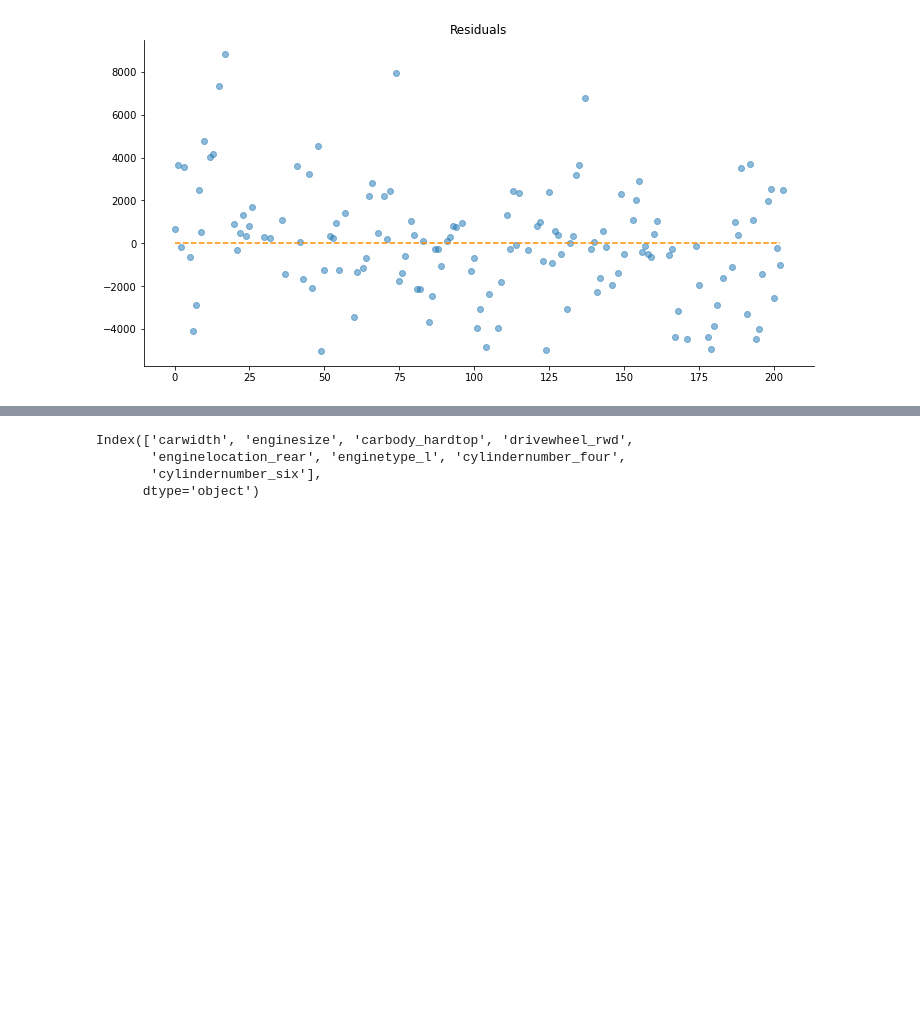
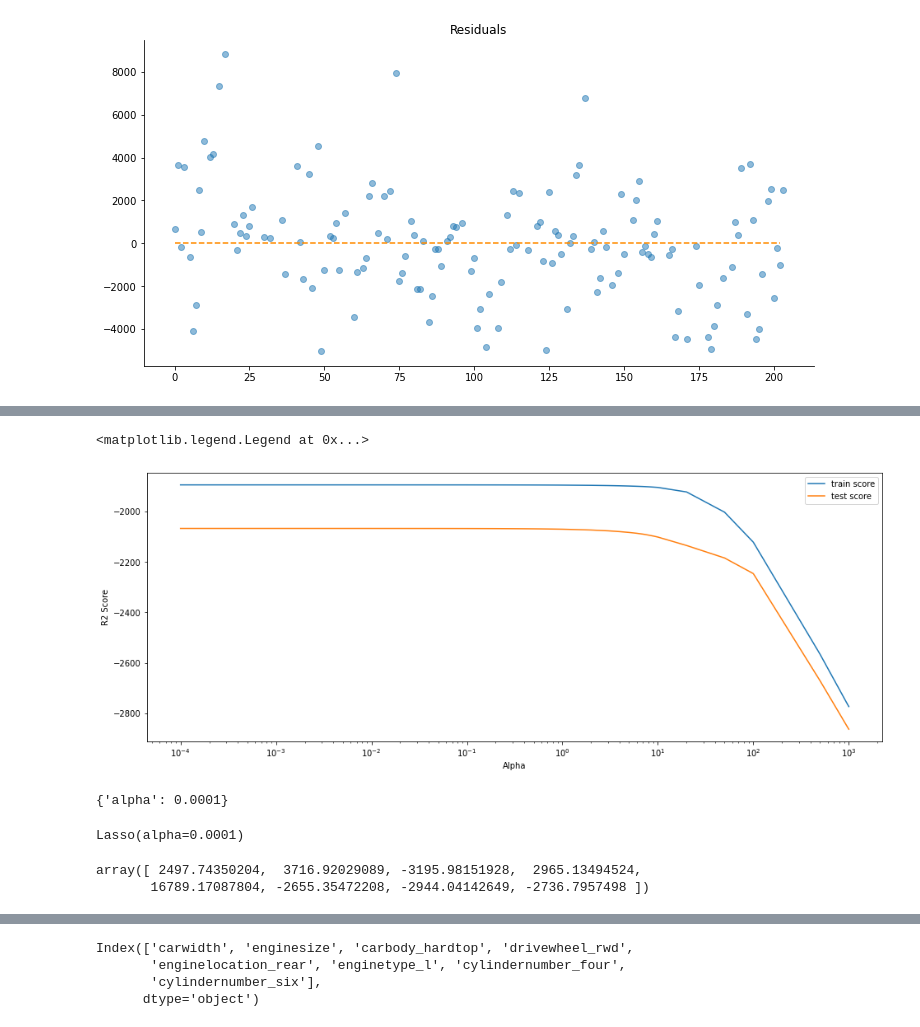
Before and after one commit to jaydeepbasu/car-price-prediction, a Jupyter notebook: notebooks/Car_Price_IMP_Feature_Prediction_LinearRegression_Ridge_and_Lasso.ipynb, the cells around one changed output, grey strips where cells are left out. Saved outputs shown, nothing was run; the diff lists cells and outputs as text; code cells hidden in the pictures; blank space fills up the shorter version.

```diff
--- a/notebooks/Car_Price_IMP_Feature_Prediction_LinearRegression.ipynb
+++ b/notebooks/Car_Price_IMP_Feature_Prediction_LinearRegression_Ridge_and_Lasso.ipynb
@@ -793,0 +970,4 @@ plt.show()
+# %%
+# cv results
+cv_results = pd.DataFrame(model_cv.cv_results_)
+cv_results
@@ -793,0 +992,33 @@ plt.show()
+# %%
+# plotting cv results
+plt.figure(figsize=(16,6))
+
+plt.plot(cv_results["param_alpha"], cv_results["mean_train_score"])
+plt.plot(cv_results["param_alpha"], cv_results["mean_test_score"])
+plt.xlabel('Alpha')
+plt.ylabel('R2 Score')
+plt.xscale('log')
+plt.legend(['train score', 'test score'], loc='upper right')
+# %% [output]
+<matplotlib.legend.Legend at 0x...>
+[figure, added]
+# %%
+# Printing the best hyperparameter alpha
+print(model_cv.best_params_)
+# %% [output]
+{'alpha': 0.0001}
+# %%
+#Fitting Lasso model for alpha = 0.0001 and printing coefficients
+
+alpha =0.0001
+
+lasso = Lasso(alpha=alpha)
+
+lasso.fit(X_rfe, y_train)
+# %% [output]
+Lasso(alpha=0.0001)
+# %%
+lasso.coef_
+# %% [output]
+array([ 2497.74350204,  3716.92029089, -3195.98151928,  2965.13494524,
+       16789.17087804, -2655.35472208, -2944.04142649, -2736.7957498 ])
```
Also changed, not shown: parts of 32 cells of this notebook, 2 other files.
